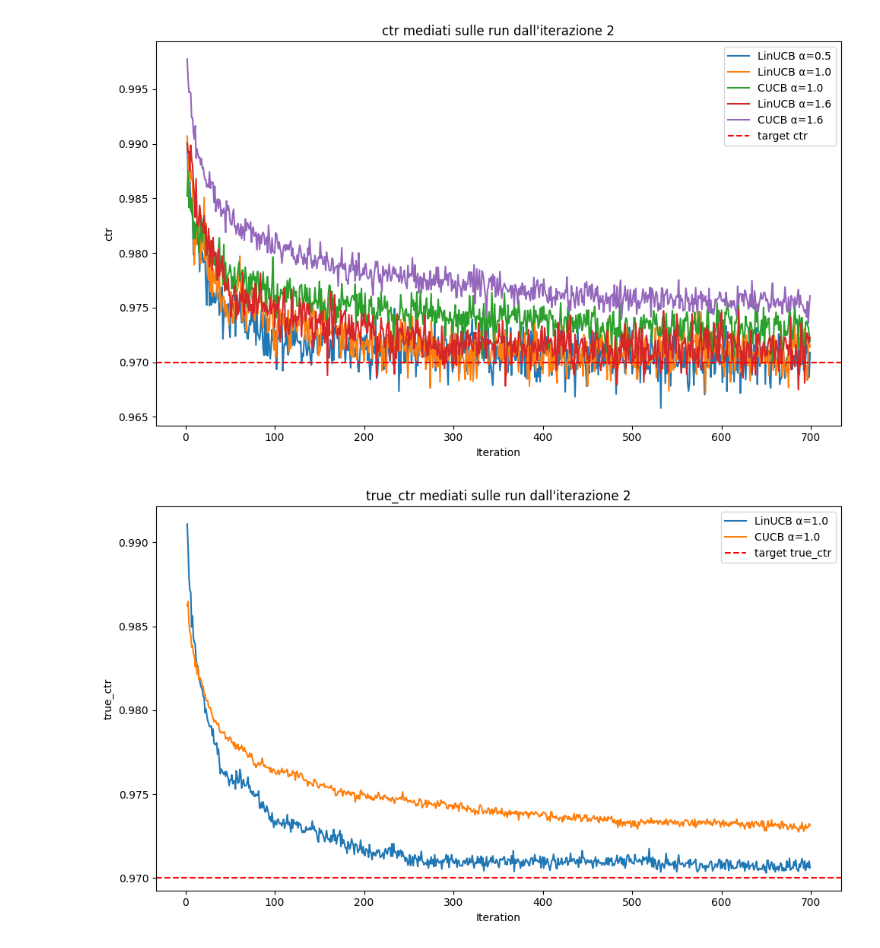
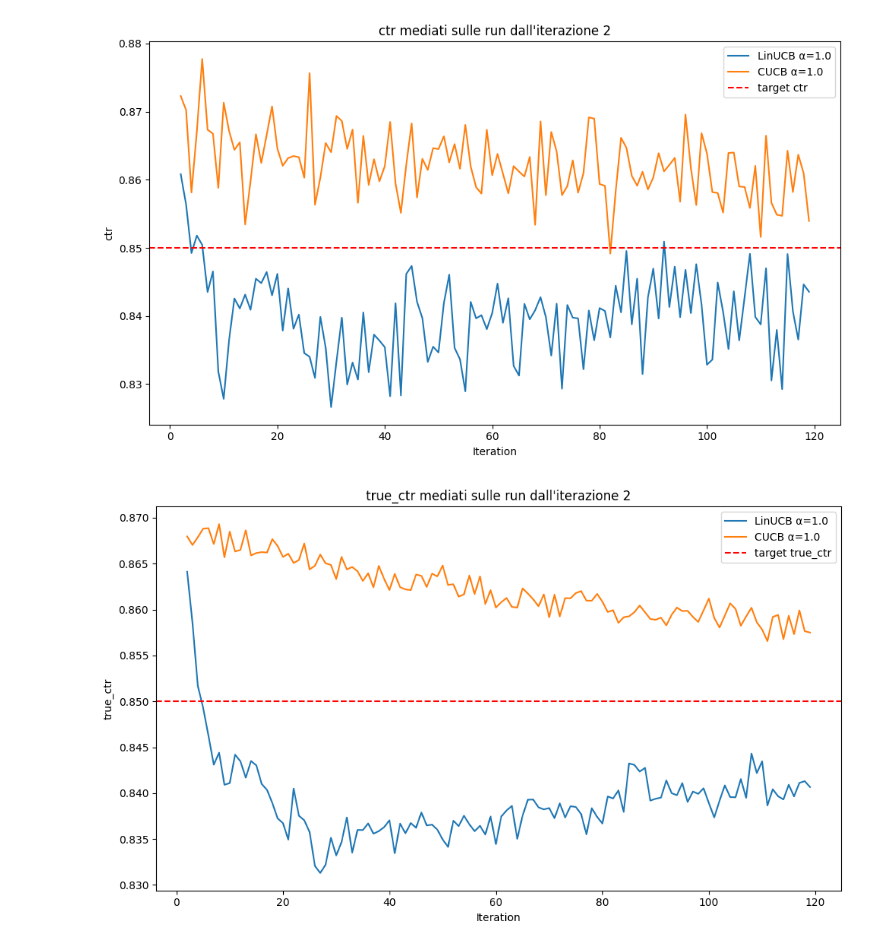
Before and after one commit to GiovanniChiurco/auction-gym, a Jupyter notebook: notebooks/group_results.ipynb, the cells around one changed output. Cells and saved outputs as stored; diff of their text form; code cells hidden in the pictures.

```diff
--- a/notebooks/group_results.ipynb
+++ b/notebooks/group_results.ipynb
@@ -27,7 +27,7 @@ def group_data(dir_path: str):
             results = pd.concat([results, curr_results])
     # Prima raggruppo per Run e Iteration per avere il dato aggregato per ogni iterazione
     grouped_results_run_iter = results.groupby(['alpha', 'Run', 'Iteration']) \
-        .agg({'clicks': 'sum', 'impressions': 'sum', 'true_clicks': 'sum'}) \
+        .agg({'clicks': 'sum', 'impressions': 'sum', 'true_clicks': 'sum', 'est_clicks': 'sum', 'est_impressions': 'sum'}) \
         .reset_index()
     # Valori medi sulle run per ogni iterazione
     grouped_results = grouped_results_run_iter.groupby(['alpha', 'Iteration']).mean().reset_index()
@@ -43,6 +43,12 @@ def group_data(dir_path: str):
     # Calcolo CTR e True CTR
     grouped_results['ctr'] = grouped_results['clicks'] / grouped_results['impressions']
     grouped_results['true_ctr'] = grouped_results['true_clicks'] / grouped_results['impressions']
+    # estimated clicks
+    grouped_results['est_clicks_std'] = grouped_results_run_iter.groupby(['alpha', 'Iteration']).std().reset_index()['est_clicks']
+    grouped_results['est_clicks_ci'] = 1.96 * grouped_results['est_clicks_std'] / np.sqrt(grouped_results_run_iter.groupby(['alpha', 'Iteration']).count().reset_index()['est_clicks'])
+    # estimated impressions
+    grouped_results['est_impressions_std'] = grouped_results_run_iter.groupby(['alpha', 'Iteration']).std().reset_index()['est_impressions']
+    grouped_results['est_impressions_ci'] = 1.96 * grouped_results['est_impressions_std'] / np.sqrt(grouped_results_run_iter.groupby(['alpha', 'Iteration']).count().reset_index()['est_impressions'])
     return grouped_results
 # %%
 def plot_mul_gr(gr_res_models, iteration=1, quantity='clicks', optimal_quantity=None, alpha_to_exclude=[]):
@@ -73,11 +79,14 @@ def plot_mul_gr(gr_res_models, iteration=1, quantity='clicks', optimal_quantity=
     plt.tight_layout()
     plt.show()
 # %%
-linucb_dir_path = '../results/FP_Truthful_Oracle_sigmoids_linucb_700iter_10run_14_11_24/'
+linucb_dir_path = '../results/FP_Truthful_Oracle_sigmoids_linucb_gaus_emb_0_85/'
 linucb_gr_res = group_data(linucb_dir_path)
 # %%
-cucb_dir_path = '../results/FP_Truthful_Oracle_sigmoids_cucb_700iter_10run/'
+cucb_dir_path = '../results/FP_Truthful_Oracle_sigmoids_cucb_gaus_emb_0_85/'
 cucb_gr_res = group_data(cucb_dir_path)
 # %%
-models = {'LinUCB': linucb_gr_res, 'CUCB': cucb_gr_res}
+models = {
+    'LinUCB': linucb_gr_res,
+    'CUCB': cucb_gr_res
+}
 # %%
@@ -91,8 +140,8 @@ plot_mul_gr(models, iteration=1, quantity='impressions', alpha_to_exclude=[0.5,
 # %%
-plot_mul_gr(models, iteration=1, quantity='ctr', alpha_to_exclude=[1.2, 2.0], optimal_quantity=0.97)
+plot_mul_gr(models, iteration=1, quantity='ctr', alpha_to_exclude=[0], optimal_quantity=0.85)
 # %% [output]
-[figure, old version]
+[figure, new version]
 # %%
-plot_mul_gr(models, iteration=1, quantity='true_ctr', alpha_to_exclude=[0.5, 1.2, 1.6, 2.0], optimal_quantity=0.97)
+plot_mul_gr(models, iteration=1, quantity='true_ctr', alpha_to_exclude=[0], optimal_quantity=0.85)
 # %% [output]
-[figure, old version]
+[figure, new version]
```
Also changed, not shown: parts of 8 cells of this notebook, 9 other files.
